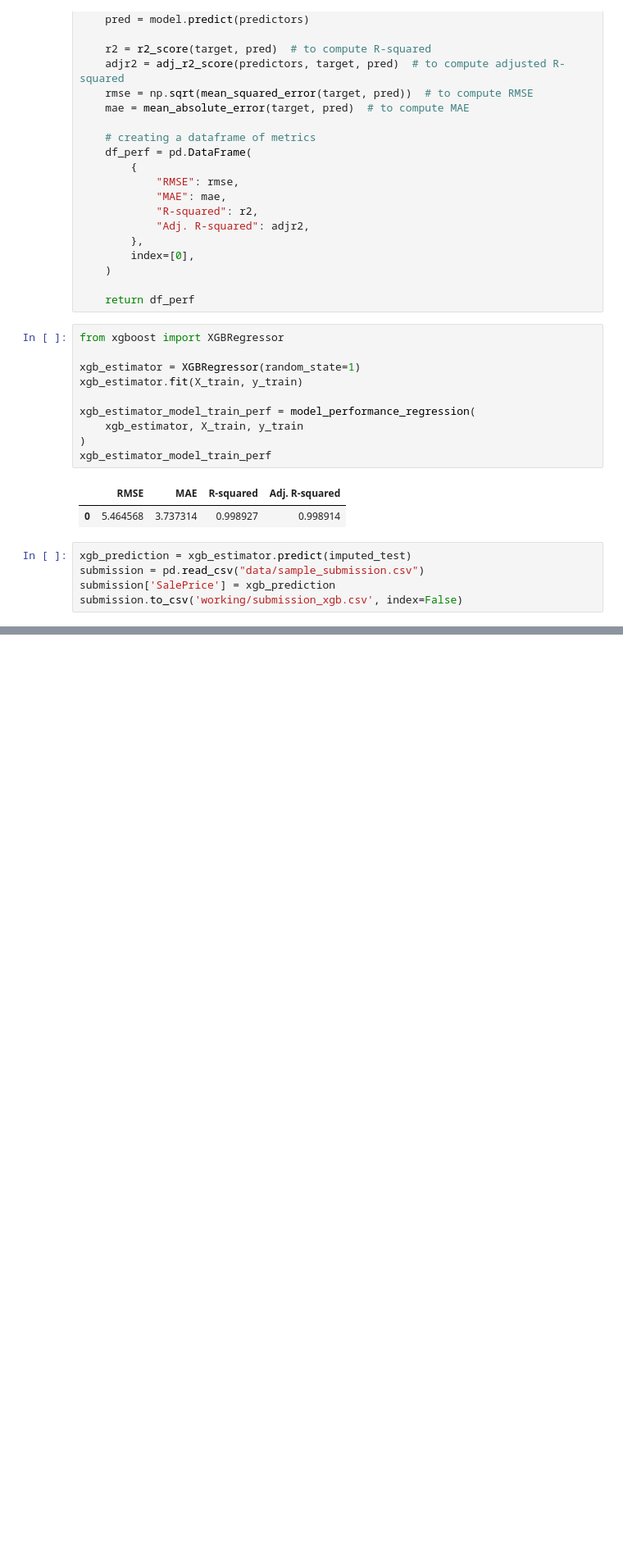
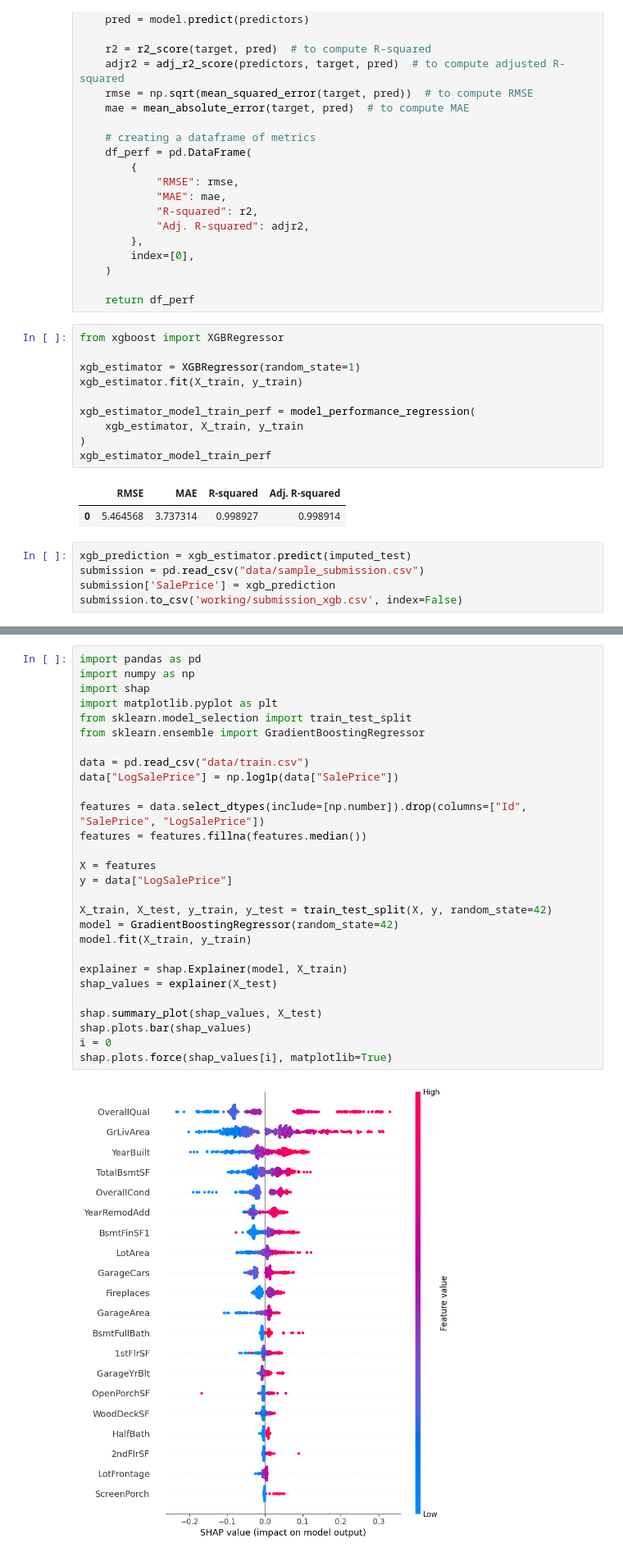
Before and after one commit to einarhre/kaggle-projects, a Jupyter notebook: Houseprices/notebook_sayuri.ipynb, the cells around one changed output, grey strips where cells are left out. Shown at 82% size. Drawn from its saved outputs; the diff is of its cells as text; blank space fills up the shorter version.

```diff
--- a/Houseprices/notebook_sayuri.ipynb
+++ b/Houseprices/notebook_sayuri.ipynb
@@ -537,0 +628,30 @@ submission.to_csv('working/submission_xgb.csv', index=False)
+# %%
+import pandas as pd
+import numpy as np
+import shap
+import matplotlib.pyplot as plt
+from sklearn.model_selection import train_test_split
+from sklearn.ensemble import GradientBoostingRegressor
+
+data = pd.read_csv("data/train.csv")
+data["LogSalePrice"] = np.log1p(data["SalePrice"])
+
+features = data.select_dtypes(include=[np.number]).drop(columns=["Id", "SalePrice", "LogSalePrice"])
+features = features.fillna(features.median())
+
+X = features
+y = data["LogSalePrice"]
+
+X_train, X_test, y_train, y_test = train_test_split(X, y, random_state=42)
+model = GradientBoostingRegressor(random_state=42)
+model.fit(X_train, y_train)
+
+explainer = shap.Explainer(model, X_train)
+shap_values = explainer(X_test)
+
+shap.summary_plot(shap_values, X_test)
+shap.plots.bar(shap_values)
+i = 0
+shap.plots.force(shap_values[i], matplotlib=True)
+# %% [output]
+[figure, added]
```
Also changed, not shown: parts of 11 cells of this notebook, 1 other file.
